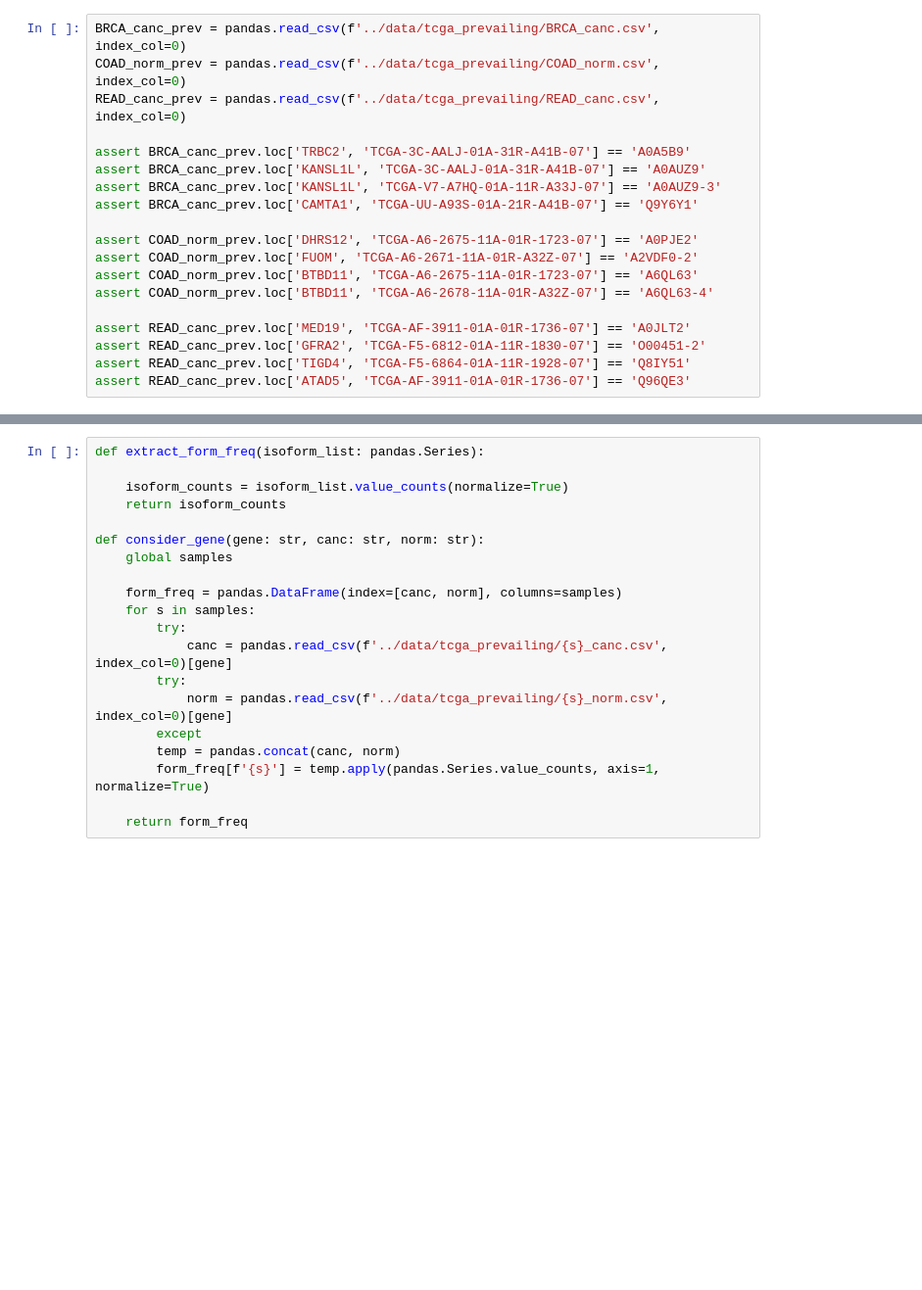
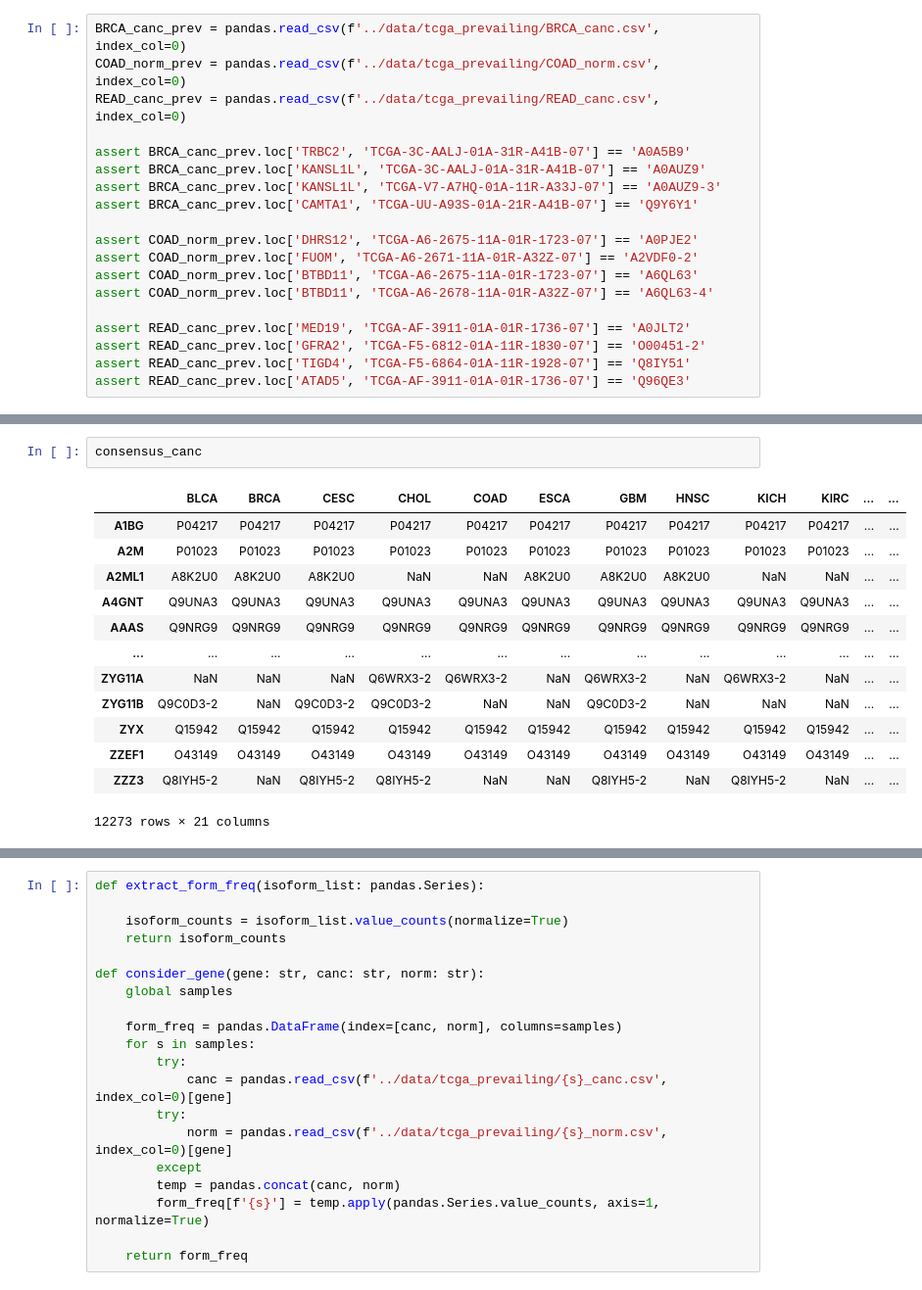
Before and after one commit to dolgalevgv/tcga-splicing-diff, a Jupyter notebook: notebooks/tcga_initial.ipynb, the cells around one changed output, grey strips where cells are left out. Shown: that part at 98% size. Drawn from its saved outputs; the diff is of its cells as text; blank space fills up the shorter version.

```diff
--- a/notebooks/tcga_initial.ipynb
+++ b/notebooks/tcga_initial.ipynb
@@ -128,3 +130,19 @@ Done 23 of 23 norm datasetsts
+# %%
+consensus_canc
+# %% [output]
+|  | BLCA | BRCA | CESC | CHOL | COAD | ESCA | GBM | HNSC | KICH | KIRC | ... | ... |
+| A1BG | P04217 | P04217 | P04217 | P04217 | P04217 | P04217 | P04217 | P04217 | P04217 | P04217 | ... | ... |
+| A2M | P01023 | P01023 | P01023 | P01023 | P01023 | P01023 | P01023 | P01023 | P01023 | P01023 | ... | ... |
+| A2ML1 | A8K2U0 | A8K2U0 | A8K2U0 | NaN | NaN | A8K2U0 | A8K2U0 | A8K2U0 | NaN | NaN | ... | ... |
+| A4GNT | Q9UNA3 | Q9UNA3 | Q9UNA3 | Q9UNA3 | Q9UNA3 | Q9UNA3 | Q9UNA3 | Q9UNA3 | Q9UNA3 | Q9UNA3 | ... | ... |
+| AAAS | Q9NRG9 | Q9NRG9 | Q9NRG9 | Q9NRG9 | Q9NRG9 | Q9NRG9 | Q9NRG9 | Q9NRG9 | Q9NRG9 | Q9NRG9 | ... | ... |
+| ... | ... | ... | ... | ... | ... | ... | ... | ... | ... | ... | ... | ... |
+| ZYG11A | NaN | NaN | NaN | Q6WRX3-2 | Q6WRX3-2 | NaN | Q6WRX3-2 | NaN | Q6WRX3-2 | NaN | ... | ... |
+| ZYG11B | Q9C0D3-2 | NaN | Q9C0D3-2 | Q9C0D3-2 | NaN | NaN | Q9C0D3-2 | NaN | NaN | NaN | ... | ... |
+| ZYX | Q15942 | Q15942 | Q15942 | Q15942 | Q15942 | Q15942 | Q15942 | Q15942 | Q15942 | Q15942 | ... | ... |
+| ZZEF1 | O43149 | O43149 | O43149 | O43149 | O43149 | O43149 | O43149 | O43149 | O43149 | O43149 | ... | ... |
+| ZZZ3 | Q8IYH5-2 | NaN | Q8IYH5-2 | Q8IYH5-2 | NaN | NaN | Q8IYH5-2 | NaN | Q8IYH5-2 | NaN | ... | ... |
+12273 rows × 21 columns
 # %%
 import seaborn
 import matplotlib.pyplot as plt
```
Also changed, not shown: parts of 23 cells of this notebook, 6 other files.
